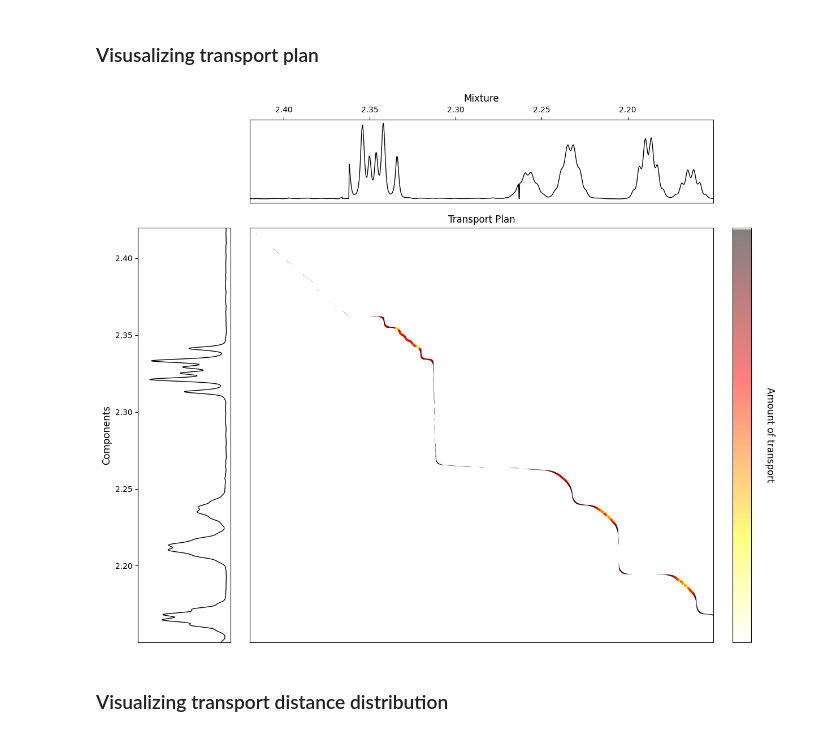
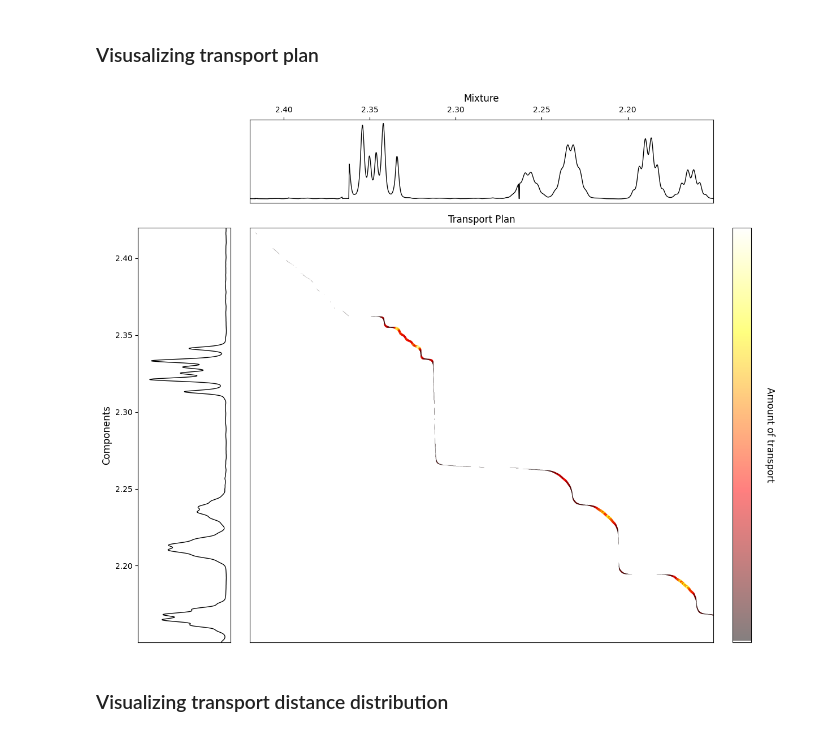
Before and after one commit to BDomzal/magnetstein, a Jupyter notebook: visualization_package/visualization_examples.ipynb, the cells around one changed output. Saved outputs shown, nothing was run; the diff lists cells and outputs as text; code cells hidden in the pictures.

```diff
--- a/visualization_package/visualization_examples.ipynb
+++ b/visualization_package/visualization_examples.ipynb
@@ -68,8 +67,8 @@ Noise proportion in combination of components' spectra: 0.0094711537
 # %% [markdown]
 ### Visusalizing transport plan
 # %%
-visualize_transport_plan(transport_df, mix_confs, wsom_confs, figure_path=None, filename=None, alpha=0.5)
+visualize_transport_plan(transport_df, mix_confs, wsom_confs, reverse_scale=False, alpha=0.5)
 # %% [output]
-[figure, old version]
+[figure, new version]
 # %% [markdown]
 ### Visualizing transport distance distribution
```
Also changed, not shown: parts of 5 cells of this notebook, 1 other file.
